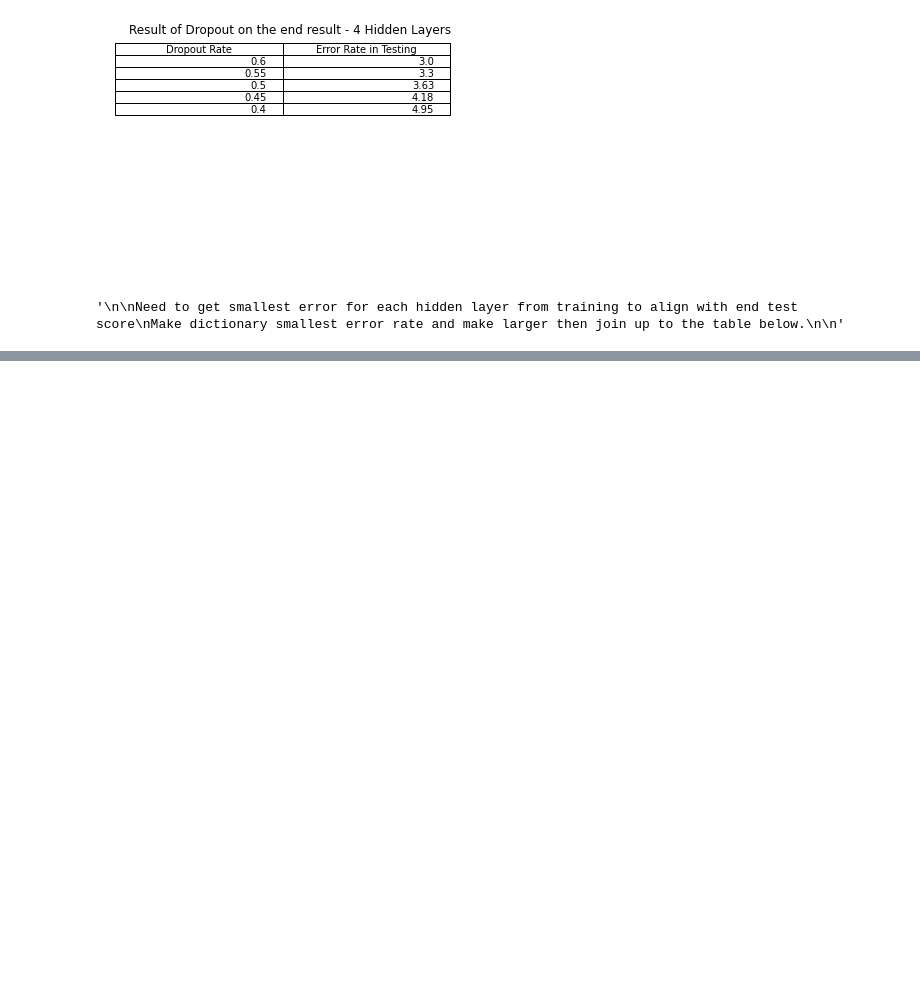
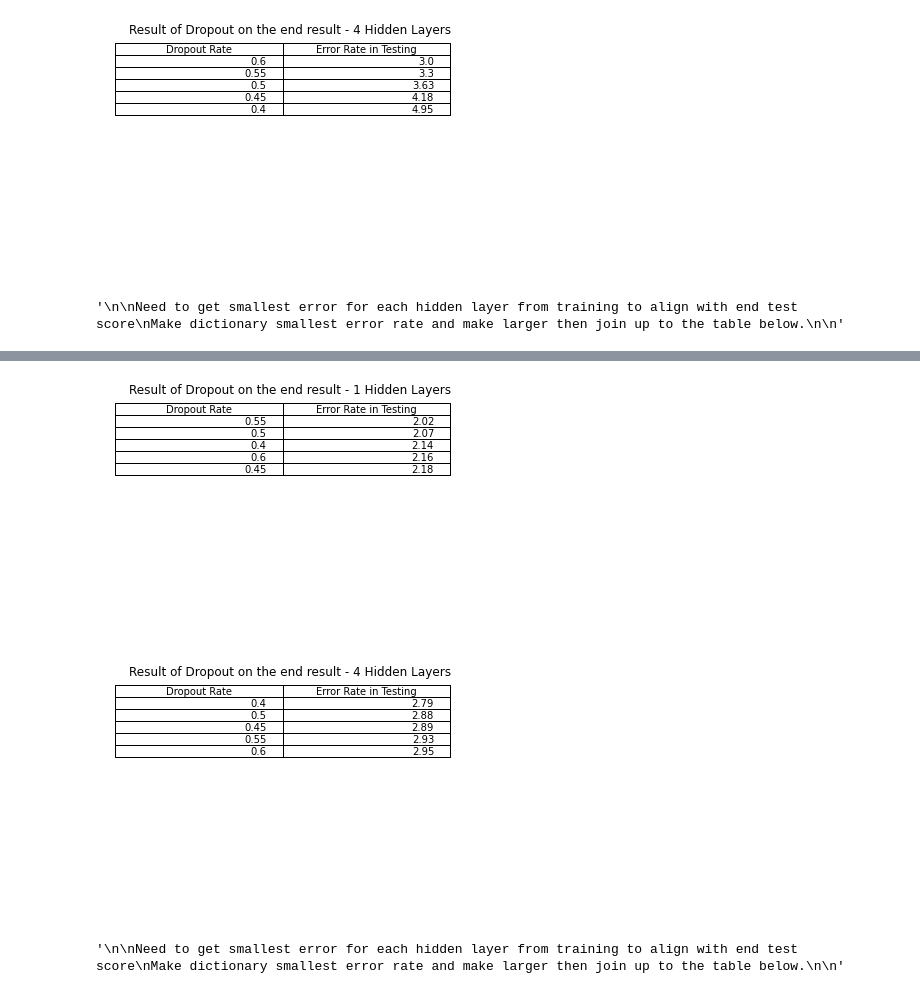
Before and after one commit to joeyearsley/mlpractical, a Jupyter notebook: Grid Search.ipynb, the cells around one changed output, grey strips where cells are left out. Saved outputs shown, nothing was run; the diff lists cells and outputs as text; code cells hidden in the pictures; blank space fills up the shorter version.

Commit message:
Done loads, need to write up

```diff
--- a/Grid Search.ipynb
+++ b/Grid Search.ipynb
@@ -683,0 +693,50 @@ INFO:mlp.optimisers:Epoch 1: Took 70 seconds. Training speed 786 pps. Validation
+# %%
+import matplotlib.pyplot as plt
+
+import shelve
+%matplotlib inline
+#Go through values array and put into new list.
+#Open file to save to
+shelve_p = shelve.open("dropAnnRegExperiments")
+tracker = []
+
+
+dropout = [0.6,0.55,0.5,0.45,0.4]
+for val in xrange(0,5):
+    tracker.append([dropout[val], 100-(100*shelve_p[('dropAF0'+str(val))][2][1])])
+
+tracker.sort(key=lambda x: x[1])
+#Plot table, with these columns
+columns = ('Dropout Rate', 'Error Rate in Testing')
+plt.axis('off')
+plt.title('Result of Dropout on the end result - 1 Hidden Layers')
+#Test_cont is defined above - its a list of lists in the form [LearningRate, ErrorRate]
+plt.table(cellText=tracker,colLabels=columns, loc='best')
+
+plt.show()
+
+tracker = []
+for val in xrange(0,5):
+    tracker.append([dropout[val], 100-(100*shelve_p[('dropAF1'+str(val))][2][1])])
+
+tracker.sort(key=lambda x: x[1])
+#Plot table, with these columns
+columns = ('Dropout Rate', 'Error Rate in Testing')
+plt.axis('off')
+plt.title('Result of Dropout on the end result - 4 Hidden Layers')
+#Test_cont is defined above - its a list of lists in the form [LearningRate, ErrorRate]
+plt.table(cellText=tracker,colLabels=columns, loc='best')
+
+plt.show()
+
+#
+'''
+
+Need to get smallest error for each hidden layer from training to align with end test score
+Make dictionary smallest error rate and make larger then join up to the table below.
+
+'''
+# %% [output]
+[figure, added]
+[figure, added]
+'\n\nNeed to get smallest error for each hidden layer from training to align with end test score\nMake dictionary smallest error rate and make larger then join up to the table below.\n\n'
```
Also changed, not shown: parts of 1 cell of this notebook, 3 other files.
